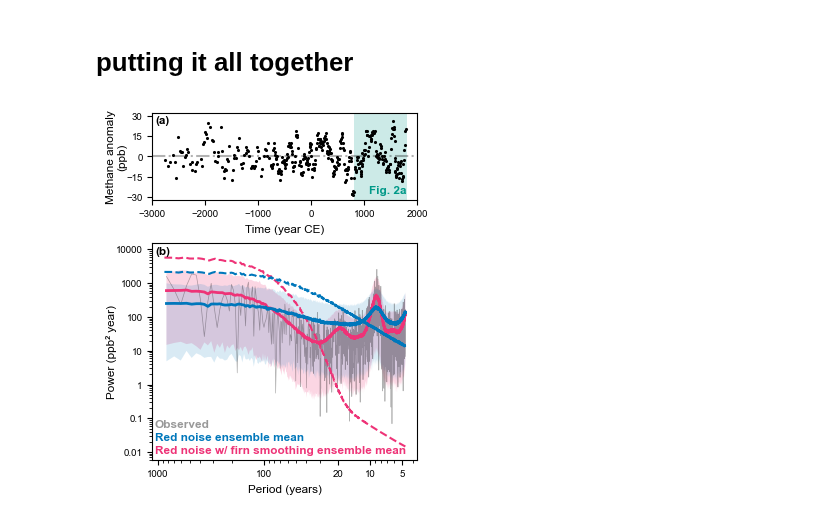
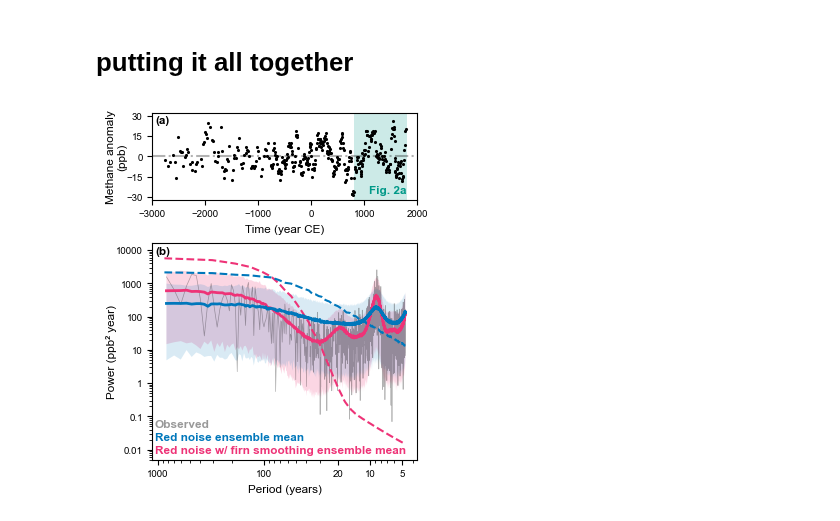
Before and after one commit to ericjmei/methane_noise_forcing, a Jupyter notebook: notebooks/figures_for_publication/power_spectrum.ipynb, the cells around one changed output. Drawn from its saved outputs; the diff is of its cells as text; code cells hidden in the pictures.

Commit message:
miscellaneous plotting changes

```diff
--- a/notebooks/figures_for_publication/power_spectrum.ipynb
+++ b/notebooks/figures_for_publication/power_spectrum.ipynb
@@ -295,7 +295,7 @@ time_shading = (800, 1800)
 # psd parameters
 period_high = 1000
 period_low = 4.673
-ylim_psd = (0.006, 15000)
+ylim_psd = (0.005, 16000)
 y_tick_labels_psd = [0.01, 0.1, 1, 10, 100, 1000, 10000]
 mask = (frequencies >= 1/period_high) & (frequencies <= 1/period_low)
 frequencies_to_plot = frequencies[mask]
@@ -362,9 +362,9 @@ ax_psd.plot(
 )
 # plot mean and confidence intervals for sampled noise
 for key in ["red_noise_filtered", "red_noise"]:
-    ax_psd.plot(
-        1 / psd_noise.sel(frequency=frequencies_to_plot).frequency,
-        psd_noise.sel(frequency=frequencies_to_plot)[key].mean(dim="ensemble"),
+    ax_psd.plot( # non-sampled
+        1 / psd_noise.sel(frequency=frequencies_to_plot).frequency[::10],
+        psd_noise.sel(frequency=frequencies_to_plot)[key].mean(dim="ensemble")[::10],
         color=colors[key],
         linestyle="--",
     )
@@ -415,31 +415,31 @@ ax_psd.text(
 ax_psd.text(
     legend_x, legend_y_start + legend_dy,
     "Red noise ensemble mean",
     color=colors["red_noise"],
     fontweight="bold",
     ha="left", va="bottom",
     transform=ax_psd.transAxes
 )
 ax_psd.text(
     legend_x, legend_y_start,
     "Red noise w/ firn smoothing ensemble mean",
     color=colors["red_noise_filtered"],
     fontweight="bold",
     ha="left", va="bottom",
     transform=ax_psd.transAxes
 )
 
 # (3) Top left bold (b)
 ax_psd.text(
     0.01, 0.985,
     "(b)",
     transform=ax_psd.transAxes,
     va="top", ha="left",
     fontweight="bold"
 )
 
 # save figure in pdf format
 name = "fig_1"
 fig.savefig(f"{cfg.paths.figures_dir}/for_publication/{name}.pdf", bbox_inches="tight", dpi=300)
 # %% [output]
-[figure, old version]
+[figure, new version]
```
Also changed, not shown: parts of 1 cell of this notebook, 2 other files.
